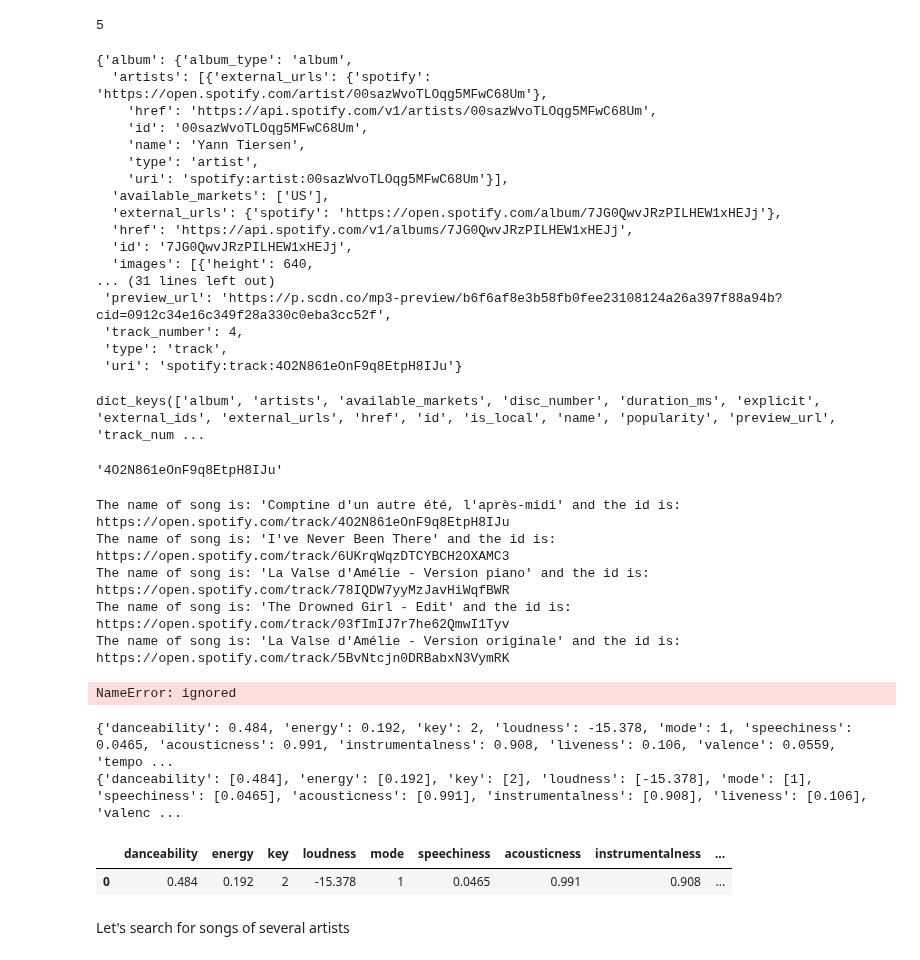
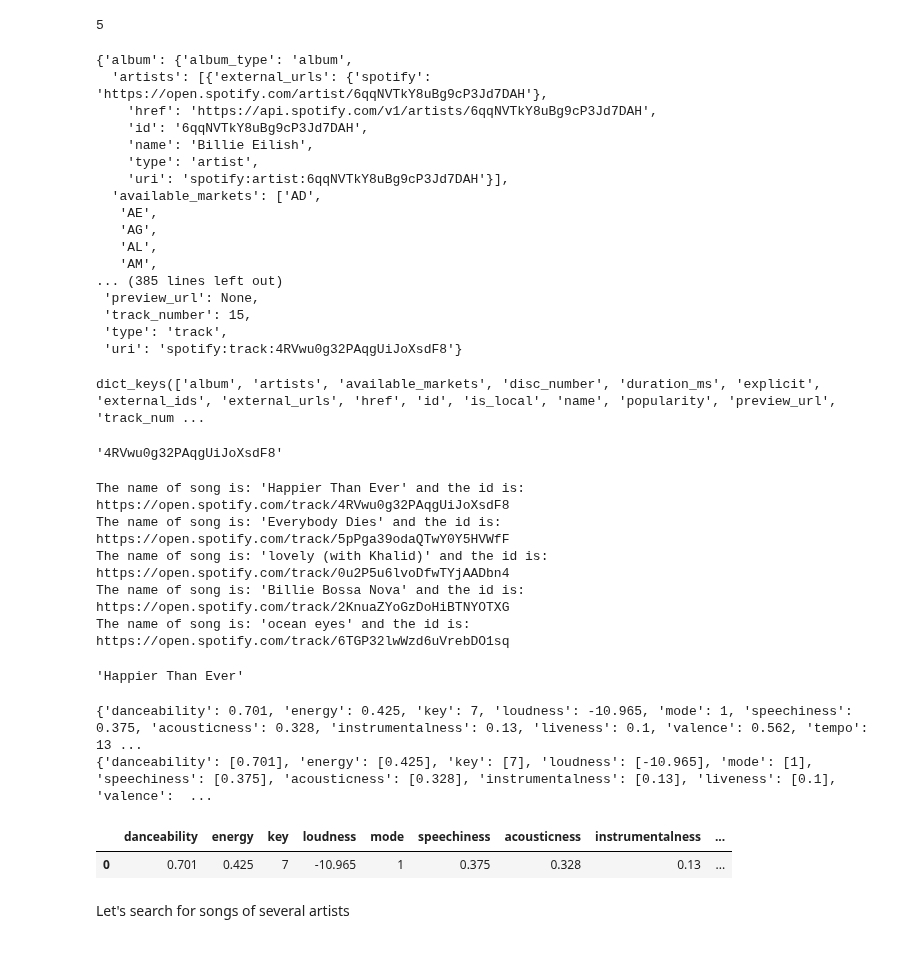
Before and after one commit to raafat-hantoush/IH_RH_DA_FT_AUG_2021, a Jupyter notebook: Class Materials/Web_Scraping/Notebook_Code_Along_Spotify_Structure.ipynb, the cells around one changed output. Cells and saved outputs as stored; diff of their text form; code cells hidden in the pictures.

```diff
--- a/Class Materials/Web_Scraping/Notebook_Code_Along_Spotify_Structure.ipynb
+++ b/Class Materials/Web_Scraping/Notebook_Code_Along_Spotify_Structure.ipynb
@@ -21,8 +21,8 @@ from spotipy.oauth2 import SpotifyClientCredentials
 
 
 #Initialize SpotiPy with user credentias
-sp = spotipy.Spotify(auth_manager=SpotifyClientCredentials(client_id= Client_ID,
-                                                           client_secret= Client_Secret))
+sp = spotipy.Spotify(auth_manager=SpotifyClientCredentials(client_id= config.client_id,
+                                                           client_secret= config.client_secret))
 
 # The "sp" variable has two useful funtions:
 # The first usefull function is:
@@ -35,7 +35,7 @@ sp = spotipy.Spotify(auth_manager=SpotifyClientCredentials(client_id= Client_ID,
 # .audio_features([URL|URI|ID])
 # which returns some 'features of the song', that after cleanup, we can use in order to characterize a song.
 
-results = sp.search(q='Yann Tiersen', limit=5)
+results = sp.search(q='Billie Eilish', limit=5)
 results
 #json_results = json.dumps(results, ensure_ascii=True)
 #json_results
@@ -122,22 +122,22 @@ len(results['tracks']['items'])
 results['tracks']['items'][0]
 # %% [output]
 {'album': {'album_type': 'album',
-  'artists': [{'external_urls': {'spotify': 'https://open.spotify.com/artist/00sazWvoTLOqg5MFwC68Um'},
-    'href': 'https://api.spotify.com/v1/artists/00sazWvoTLOqg5MFwC68Um',
-    'id': '00sazWvoTLOqg5MFwC68Um',
-    'name': 'Yann Tiersen',
+  'artists': [{'external_urls': {'spotify': 'https://open.spotify.com/artist/6qqNVTkY8uBg9cP3Jd7DAH'},
+    'href': 'https://api.spotify.com/v1/artists/6qqNVTkY8uBg9cP3Jd7DAH',
+    'id': '6qqNVTkY8uBg9cP3Jd7DAH',
+    'name': 'Billie Eilish',
     'type': 'artist',
-    'uri': 'spotify:artist:00sazWvoTLOqg5MFwC68Um'}],
-  'available_markets': ['US'],
-  'external_urls': {'spotify': 'https://open.spotify.com/album/7JG0QwvJRzPILHEW1xHEJj'},
-  'href': 'https://api.spotify.com/v1/albums/7JG0QwvJRzPILHEW1xHEJj',
-  'id': '7JG0QwvJRzPILHEW1xHEJj',
-  'images': [{'height': 640,
-... (31 lines left out)
- 'preview_url': 'https://p.scdn.co/mp3-preview/b6f6af8e3b58fb0fee23108124a26a397f88a94b?cid=0912c34e16c349f28a330c0eba3cc52f',
- 'track_number': 4,
+    'uri': 'spotify:artist:6qqNVTkY8uBg9cP3Jd7DAH'}],
+  'available_markets': ['AD',
+   'AE',
+   'AG',
+   'AL',
+   'AM',
+... (385 lines left out)
+ 'preview_url': None,
+ 'track_number': 15,
  'type': 'track',
- 'uri': 'spotify:track:4O2N861eOnF9q8EtpH8IJu'}
+ 'uri': 'spotify:track:4RVwu0g32PAqgUiJoXsdF8'}
 # %%
 results['tracks']['items'][0].keys()
 # %% [output]
@@ -145,40 +145,40 @@ dict_keys(['album', 'artists', 'available_markets', 'disc_number', 'duration_ms'
 # %%
 results['tracks']['items'][0]['id']
 # %% [output]
-'4O2N861eOnF9q8EtpH8IJu'
+'4RVwu0g32PAqgUiJoXsdF8'
 # %%
 for item in results['tracks']['items']:
     print("The name of song is: '{}' and the id is: {}".format(item['name'],item['external_urls']['spotify']))
 # %% [output]
-The name of song is: 'Comptine d'un autre été, l'après-midi' and the id is: https://open.spotify.com/track/4O2N861eOnF9q8EtpH8IJu
-The name of song is: 'I've Never Been There' and the id is: https://open.spotify.com/track/6UKrqWqzDTCYBCH2OXAMC3
-The name of song is: 'La Valse d'Amélie - Version piano' and the id is: https://open.spotify.com/track/78IQDW7yyMzJavHiWqfBWR
-The name of song is: 'The Drowned Girl - Edit' and the id is: https://open.spotify.com/track/03fImIJ7r7he62QmwI1Tyv
-The name of song is: 'La Valse d'Amélie - Version originale' and the id is: https://open.spotify.com/track/5BvNtcjn0DRBabxN3VymRK
+The name of song is: 'Happier Than Ever' and the id is: https://open.spotify.com/track/4RVwu0g32PAqgUiJoXsdF8
+The name of song is: 'Everybody Dies' and the id is: https://open.spotify.com/track/5pPga39odaQTwY0Y5HVWfF
+The name of song is: 'lovely (with Khalid)' and the id is: https://open.spotify.com/track/0u2P5u6lvoDfwTYjAADbn4
+The name of song is: 'Billie Bossa Nova' and the id is: https://open.spotify.com/track/2KnuaZYoGzDoHiBTNYOTXG
+The name of song is: 'ocean eyes' and the id is: https://open.spotify.com/track/6TGP32lwWzd6uVrebDO1sq
 # %%
-song["tracks"]["items"][0]['name']
+results["tracks"]["items"][0]['name']
 # %% [output]
-NameError: ignored
+'Happier Than Ever'
 # %%
 import pandas as pd
 
-song = sp.search(q="comptine d'un autre été", limit=1)
+song = sp.search(q="Bad Guy", limit=1)
 #pprint.pprint(song['tracks']['items'][0]['uri'])
 song["tracks"]["items"][0]["uri"]
 sp.audio_features(song["tracks"]["items"][0]["uri"])[0]
 my_dict = sp.audio_features(song["tracks"]["items"][0]["uri"])[0] # you can provide a list of uri's
 
 print(my_dict)
 my_dict_new = { key: [my_dict[key]] for key in list(my_dict.keys()) }
 #my_dict_new['name'] = [song["tracks"]["items"][0]['name']]
 print(my_dict_new)
 
 pd.DataFrame(my_dict_new)
 # %% [output]
-{'danceability': 0.484, 'energy': 0.192, 'key': 2, 'loudness': -15.378, 'mode': 1, 'speechiness': 0.0465, 'acousticness': 0.991, 'instrumentalness': 0.908, 'liveness': 0.106, 'valence': 0.0559, 'tempo ...
-{'danceability': [0.484], 'energy': [0.192], 'key': [2], 'loudness': [-15.378], 'mode': [1], 'speechiness': [0.0465], 'acousticness': [0.991], 'instrumentalness': [0.908], 'liveness': [0.106], 'valenc ...
+{'danceability': 0.701, 'energy': 0.425, 'key': 7, 'loudness': -10.965, 'mode': 1, 'speechiness': 0.375, 'acousticness': 0.328, 'instrumentalness': 0.13, 'liveness': 0.1, 'valence': 0.562, 'tempo': 13 ...
+{'danceability': [0.701], 'energy': [0.425], 'key': [7], 'loudness': [-10.965], 'mode': [1], 'speechiness': [0.375], 'acousticness': [0.328], 'instrumentalness': [0.13], 'liveness': [0.1], 'valence':  ...
 |  | danceability | energy | key | loudness | mode | speechiness | acousticness | instrumentalness | ... |
-| 0 | 0.484 | 0.192 | 2 | -15.378 | 1 | 0.0465 | 0.991 | 0.908 | ... |
+| 0 | 0.701 | 0.425 | 7 | -10.965 | 1 | 0.375 | 0.328 | 0.13 | ... |
 # %% [markdown]
 Let's search for songs of several artists
 # %%
```
Also changed, not shown: parts of 3 cells of this notebook.
